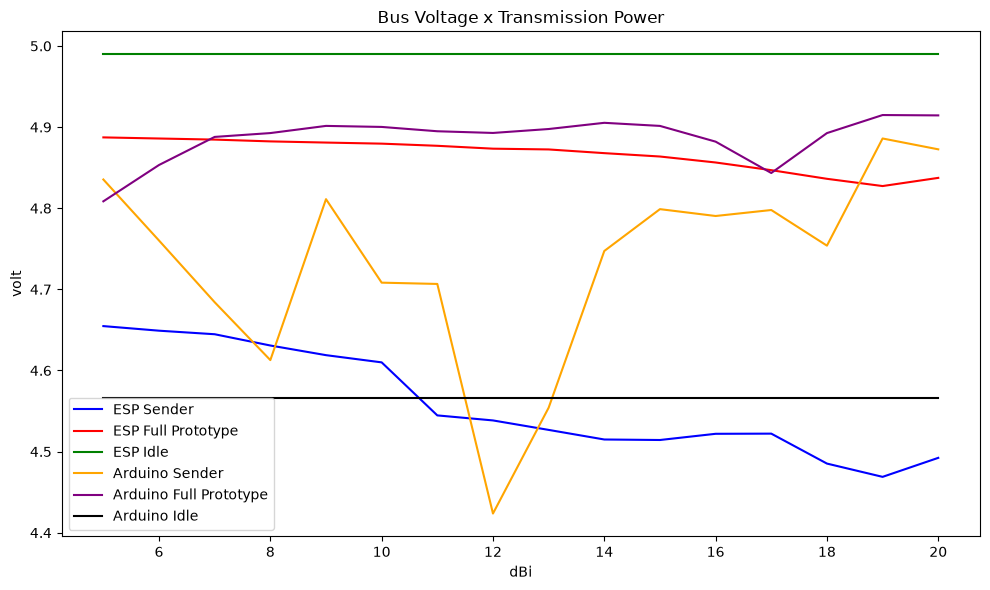
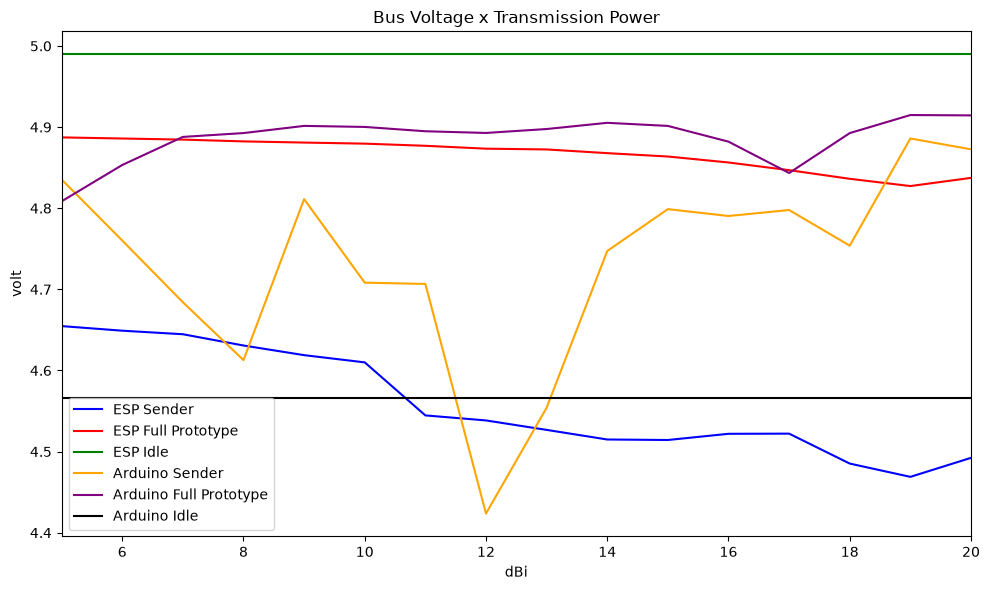
The change to this notebook cell's code, shown as a diff; its figure went from the first image to the second:
--- before
+++ after
@@ -21,4 +21,5 @@
     plt.xlabel(units[-1])
     plt.ylabel(units[i])
+    plt.xlim(5,20)
     plt.tight_layout()
     plt.show()

Commit: Add xlim to graphs